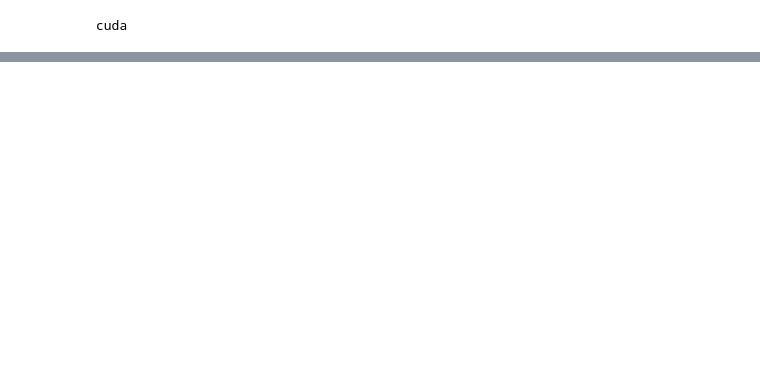
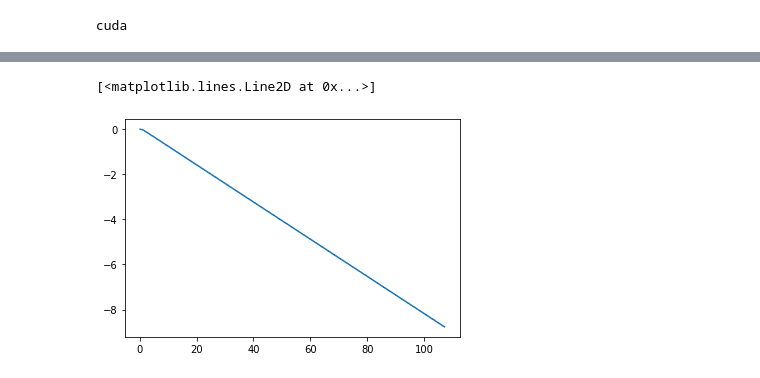
Before and after one commit to XuShenLZ/ParkSim, a Jupyter notebook: python/parksim/trajectory_predict/vanilla_transformer/experiment.ipynb, the cells around one changed output, grey strips where cells are left out. Cells and saved outputs as stored; diff of their text form; code cells hidden in the pictures; blank space fills up the shorter version.

```diff
--- a/python/parksim/trajectory_predict/vanilla_transformer/experiment.ipynb
+++ b/python/parksim/trajectory_predict/vanilla_transformer/experiment.ipynb
@@ -236,0 +226,34 @@ plt.plot(out_cpu[:,0,0], out_cpu[:,0, 1],color="blue")
+# %%
+def predict(model, input_sequence, output_sequence_length):
+    model.eval()
+    START_TOKEN = input_sequence[0, -1]
+    y_input = START_TOKEN[None,None,:]
+    for _ in range(output_sequence_length):
+        # Get source mask
+        tgt_mask = model.generate_square_subsequent_mask(y_input.size(1)).to(device)
+
+        pred = model(input_sequence, y_input, tgt_mask)
+        pred = pred.permute(1, 0, 2)
+        next_item = pred[0, -1][None, None, :]
+
+        # Concatenate previous input with predicted best word
+        y_input = torch.cat((y_input, next_item), dim=1)
+    return y_input[0,1:]
+
+def predict_multi(model, start_sequence, output_sequence_length, num_predictions):
+    current_input = start_sequence
+    outputs = predict(model, current_input, output_sequence_length)
+    current_input = outputs[None, :, :].clone()
+    last_mean = torch.mean(current_input, axis=1)
+    total_mean = last_mean
+    current_input -= last_mean
+    for _ in range(num_predictions - 1):
+        output = predict(model, current_input, output_sequence_length)
+        outputs = torch.cat((outputs, output + outputs[-1]), dim=0)
+        current_input = output[None, :, :].clone()
+        last_mean = torch.mean(current_input, axis=1)
+        current_input -= last_mean
+    return outputs
+# %%
+predicted_points = predict_multi(model, X, 6, 100).cpu().detach()
+predicted_points
@@ -236,0 +268,5 @@ plt.plot(out_cpu[:,0,0], out_cpu[:,0, 1],color="blue")
+# %%
+plt.plot(predicted_points[:, 0], predicted_points[:, 1])
+# %% [output]
+[<matplotlib.lines.Line2D at 0x...>]
+[figure, added]
```
Also changed, not shown: parts of 9 cells of this notebook, 1 other file.
